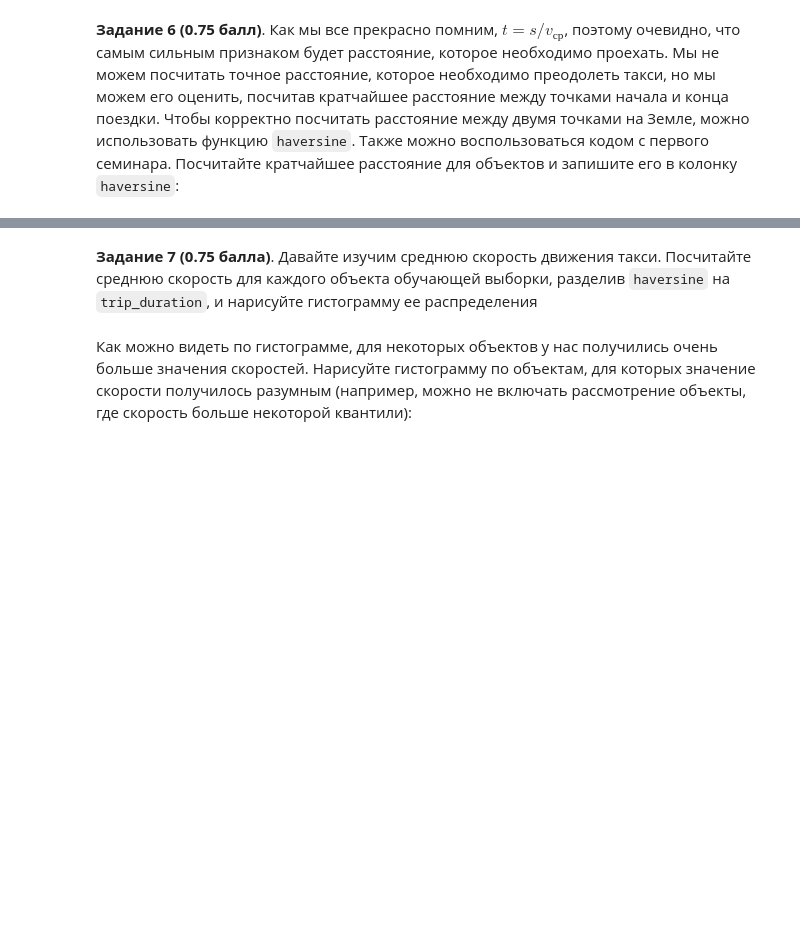
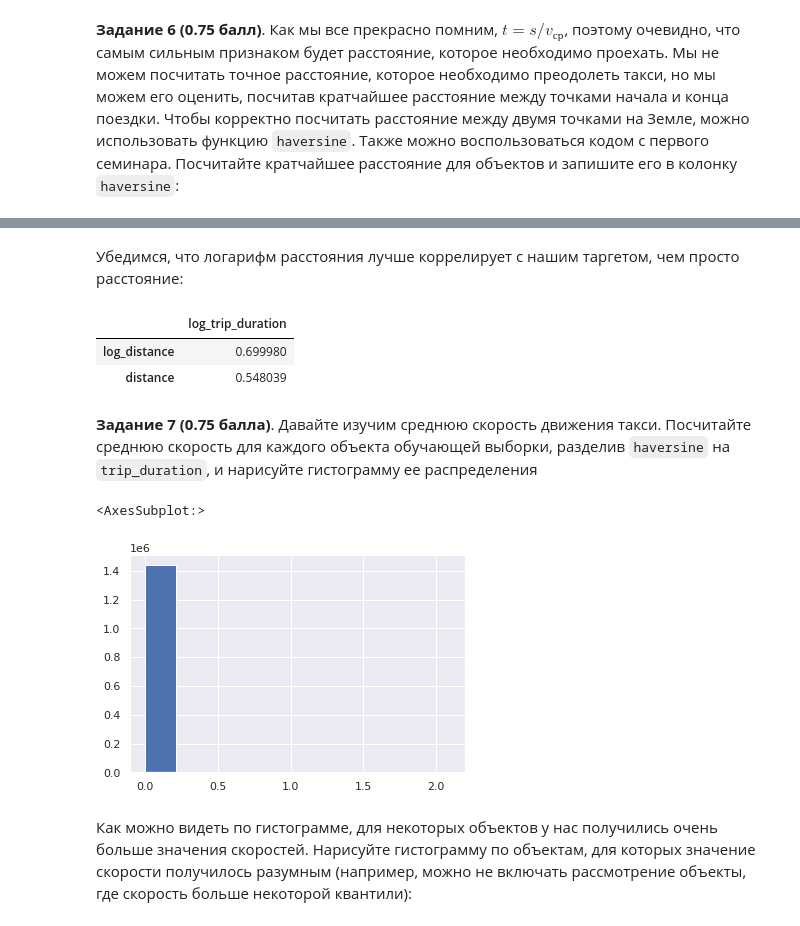
Before and after one commit to HeySlava/hse_course, a Jupyter notebook: homework2/homework2_slava.ipynb, the cells around one changed output, grey strips where cells are left out. Cells and saved outputs as stored; diff of their text form; code cells hidden in the pictures; blank space fills up the shorter version.

```diff
--- a/homework2/homework2_slava.ipynb
+++ b/homework2/homework2_slava.ipynb
@@ -238,30 +219,18 @@ categorical = ['month', 'weekday', 'anom1', 'anom2', 'hour']
 numeric = ['day_of_year']
 features = categorical + numeric
 
-additional_collumns = Pipeline([
-    ('data preparation', DataPreparation()),
-    ('Add anom information', AdderAnom())
+column_transformer = ColumnTransformer([
+    ('one hot encoding', OneHotEncoder(handle_unknown="ignore"), categorical),
+    ('skalling', StandardScaler(), numeric)
 ])
 
-column_transformer = ColumnTransformer([
-    ('ohe', OneHotEncoder(handle_unknown="ignore"), categorical),
-    ('scaling', StandardScaler(), numeric)
-])
-
-pipeline = Pipeline(steps=[
-    ('ohe_and_scaling', column_transformer),
+pipe = Pipeline([
+    ('transformation', column_transformer),
     ('regression', Ridge())
 ])
 
-train = additional_collumns.transform(df)
-X_train, X_test = train_test_split(train, test_size=0.3, random_state=10)
-
-model = pipeline.fit(X_train[features], X_train['log_trip_duration'])
-
-y_train_pred=model.predict(X_train[features])
+model = pipe.fit(X_train[features], X_train['log_trip_duration'])
 y_pred = model.predict(X_test[features])
 
-y_test=X_test['log_trip_duration']
-print("Test MSE = %.4f" % mse(y_test, y_pred))
-print("Train MSE = %.4f" % mse(X_train['log_trip_duration'], y_train_pred))
+print("Test MSE = %.4f" % mse(X_test['log_trip_duration'], y_pred))
 # %% [output]
@@ -351,0 +295,3 @@ class PartTwo(BaseEstimator, TransformerMixin):
+# %%
+train['distance'] = train.apply(lambda x: haversine((x['pickup_longitude'], x['pickup_latitude']),
+                                  (x['dropoff_longitude'], x['dropoff_latitude'])), axis=1).values
@@ -352,5 +300,22 @@ class PartTwo(BaseEstimator, TransformerMixin):
+# %%
+train['log_distance']= train.apply(lambda x: np.log(x.distance), axis=1)
+# %% [markdown]
+Убедимся, что логарифм расстояния лучше коррелирует с нашим таргетом, чем просто расстояние:
+# %%
+train[['log_trip_duration', 'log_distance', 'distance']].corr().iloc[1:, 0].to_frame()
+# %% [output]
+|  | log_trip_duration |
+| log_distance | 0.699980 |
+| distance | 0.548039 |
 # %% [markdown]
 **Задание 7 (0.75 балла)**. Давайте изучим среднюю скорость движения такси. Посчитайте среднюю скорость для каждого объекта обучающей выборки, разделив `haversine` на `trip_duration`, и нарисуйте гистограмму ее распределения
+# %%
+train['speed'] = train['distance'] / np.exp(train['log_trip_duration'])
+# %%
+train['speed'].hist()
+# %% [output]
+<AxesSubplot:>
+[figure, added]
 # %% [markdown]
 Как можно видеть по гистограмме, для некоторых объектов у нас получились очень больше значения скоростей. Нарисуйте гистограмму по объектам, для которых значение скорости получилось разумным (например, можно не включать рассмотрение объекты, где скорость больше некоторой квантили):
 # %%
```
Also changed, not shown: parts of 41 cells of this notebook.
